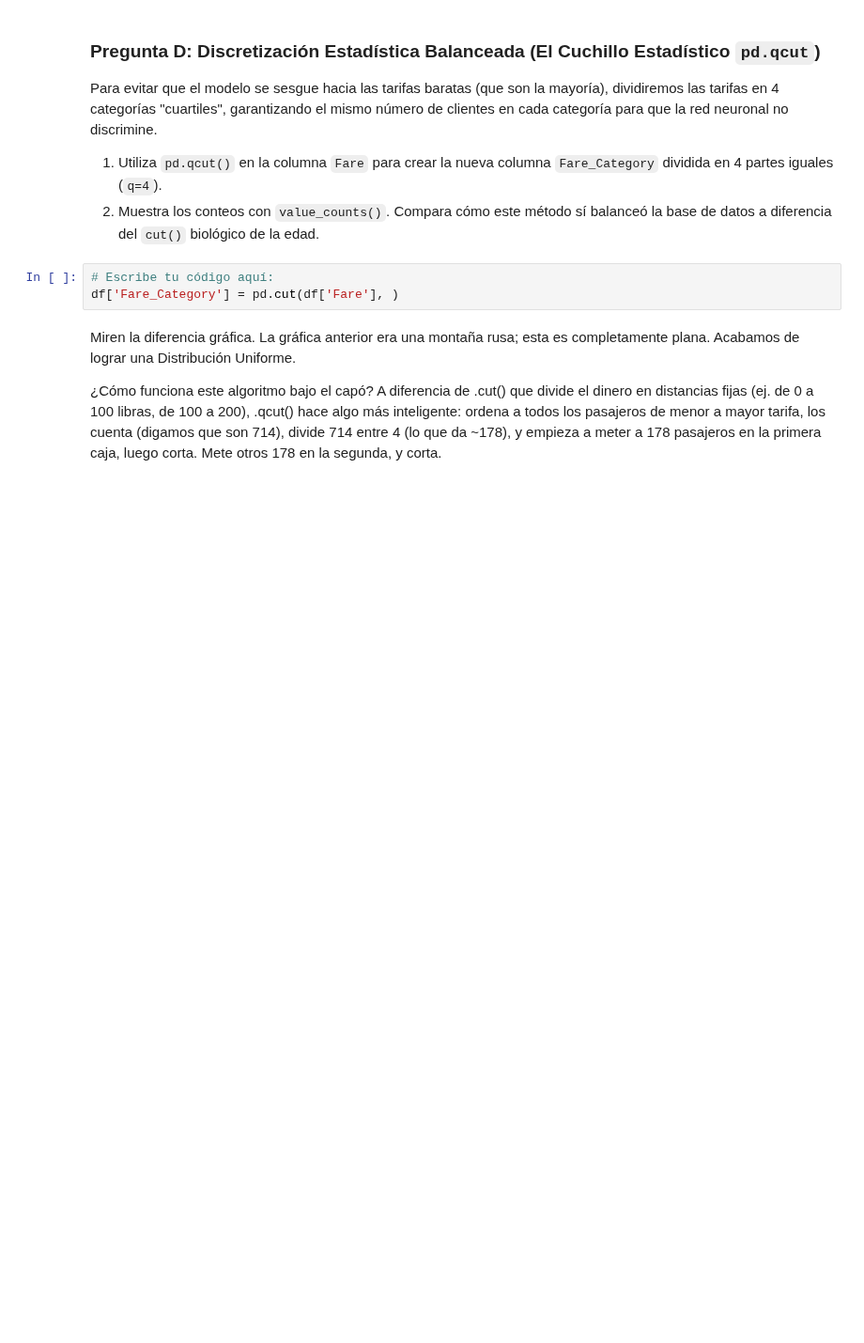
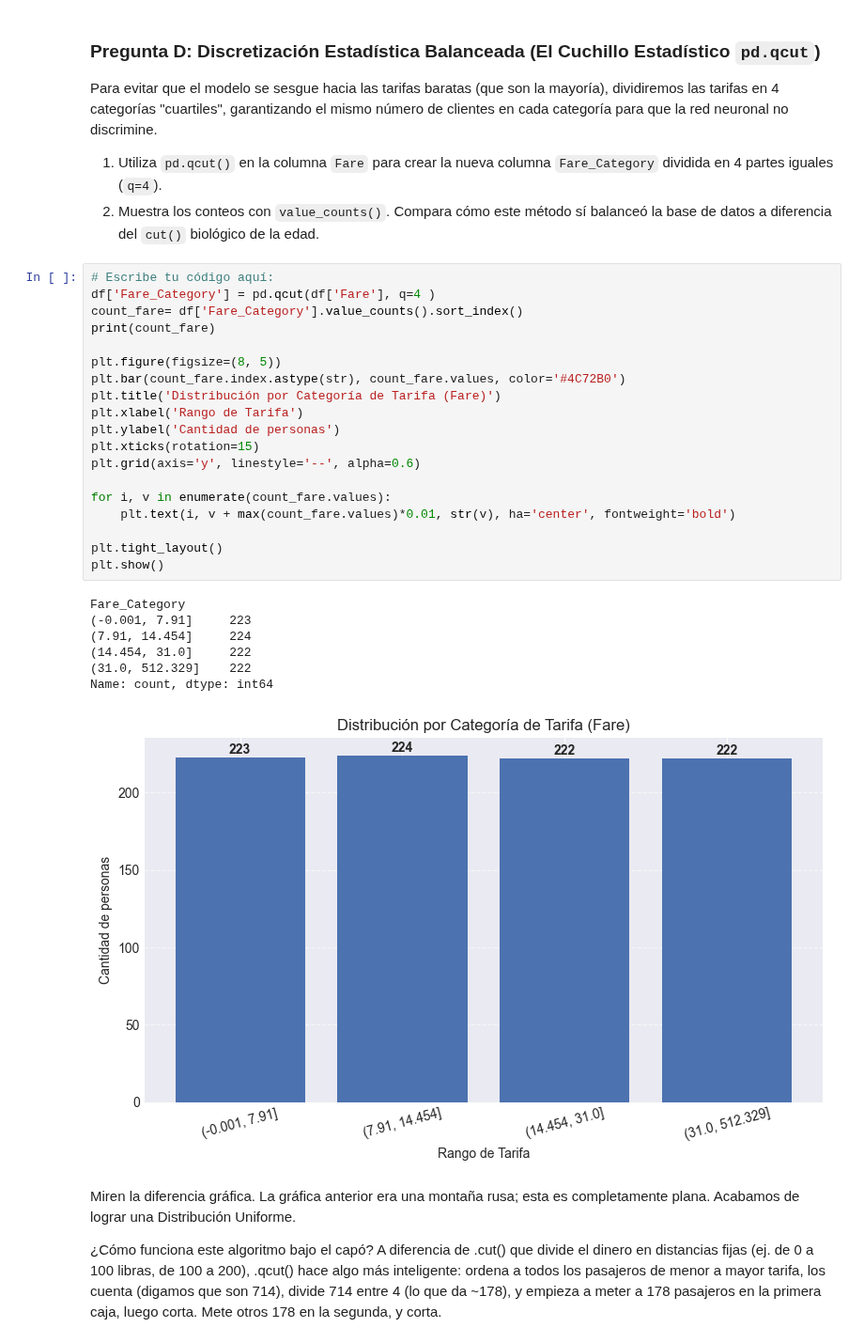
Before and after one commit to KamiChips/Data-Mining, a Jupyter notebook: 05-DataGeometry_1.ipynb, the cells around one changed output. Shown at 94% size. Cells and saved outputs as stored; diff of their text form; blank space fills up the shorter version.

```diff
--- a/05-DataGeometry_1.ipynb
+++ b/05-DataGeometry_1.ipynb
@@ -181,7 +195,31 @@ Para evitar que el modelo se sesgue hacia las tarifas baratas (que son la mayor
 2. Muestra los conteos con `value_counts()`. Compara cómo este método sí balanceó la base de datos a diferencia del `cut()` biológico de la edad.
 # %%
 # Escribe tu código aquí:
-df['Fare_Category'] = pd.cut(df['Fare'], )
+df['Fare_Category'] = pd.qcut(df['Fare'], q=4 )
+count_fare= df['Fare_Category'].value_counts().sort_index()
+print(count_fare)
+
+plt.figure(figsize=(8, 5))
+plt.bar(count_fare.index.astype(str), count_fare.values, color='#4C72B0')
+plt.title('Distribución por Categoría de Tarifa (Fare)')
+plt.xlabel('Rango de Tarifa')
+plt.ylabel('Cantidad de personas')
+plt.xticks(rotation=15)
+plt.grid(axis='y', linestyle='--', alpha=0.6)
+
+for i, v in enumerate(count_fare.values):
+    plt.text(i, v + max(count_fare.values)*0.01, str(v), ha='center', fontweight='bold')
+
+plt.tight_layout()
+plt.show()
+# %% [output]
+Fare_Category
+(-0.001, 7.91]     223
+(7.91, 14.454]     224
+(14.454, 31.0]     222
+(31.0, 512.329]    222
+Name: count, dtype: int64
+[figure, added]
 # %% [markdown]
 Miren la diferencia gráfica. La gráfica anterior era una montaña rusa; esta es completamente plana. Acabamos de lograr una Distribución Uniforme.
 
```
Also changed, not shown: parts of 1 cell of this notebook.
